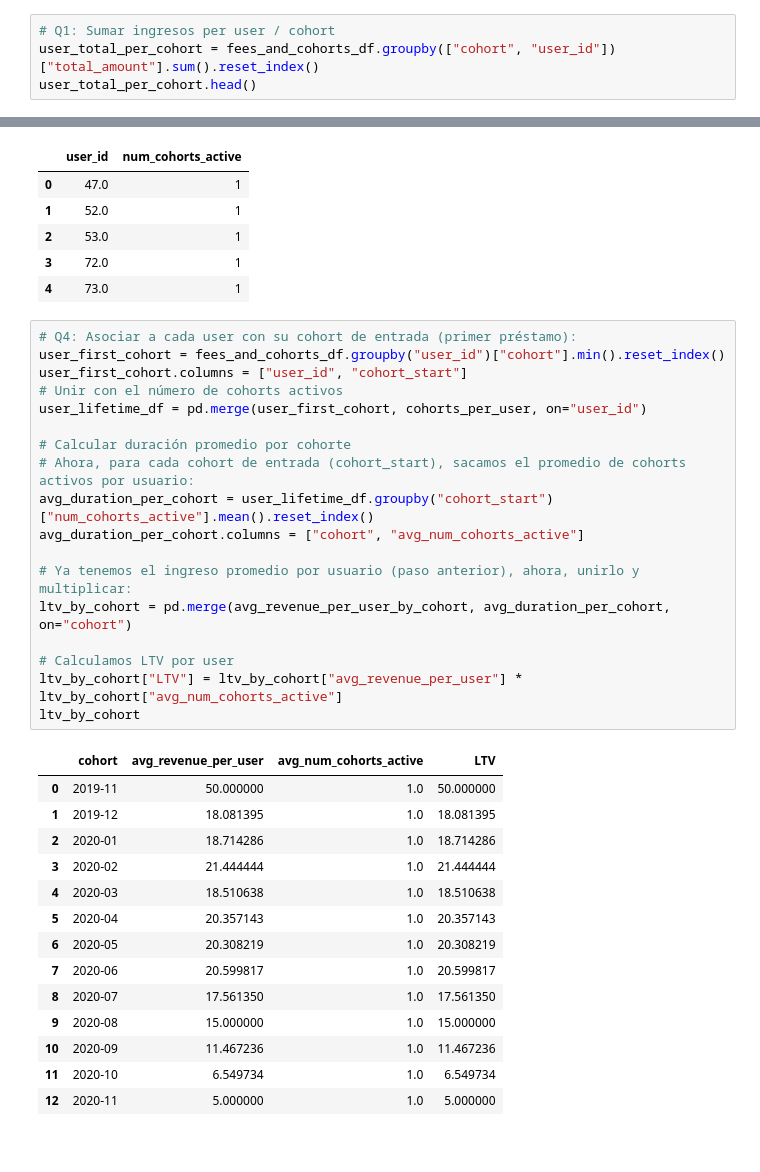
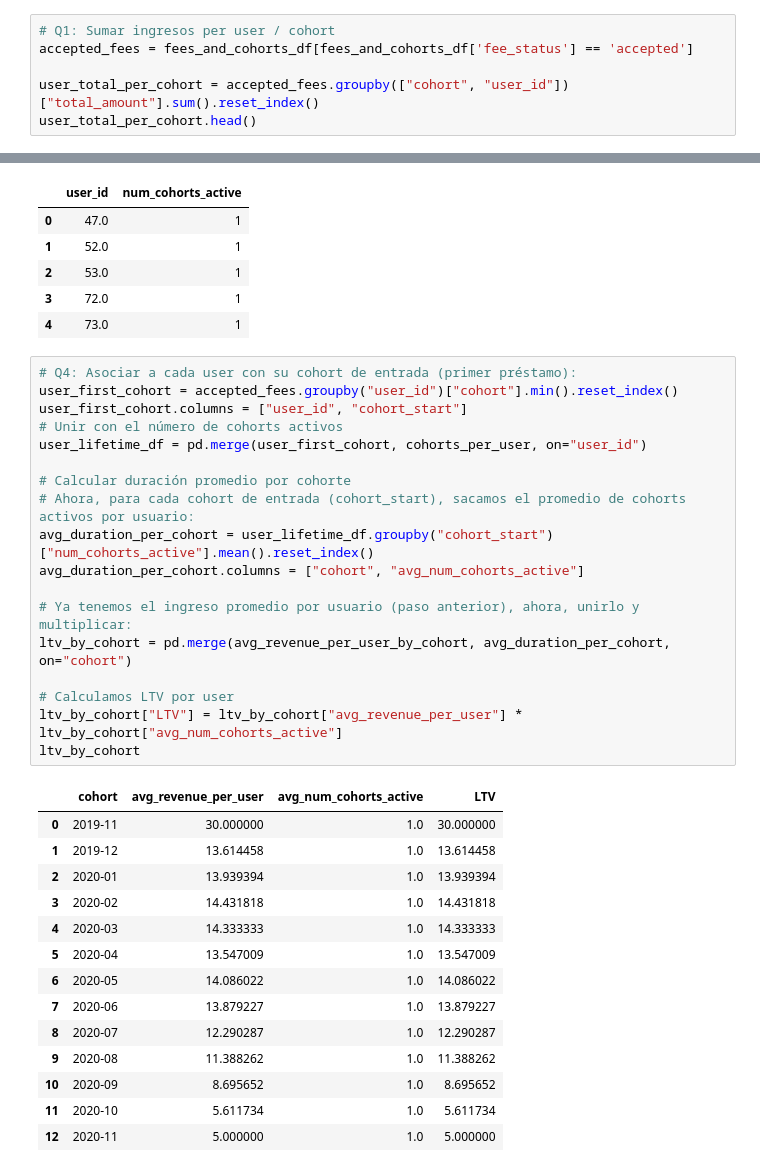
Before and after one commit to jorgeberrizbeitia/project-ironhack-payments-en, a Jupyter notebook: 6.metric-4-user-lifetime-value.ipynb, the cells around one changed output, grey strips where cells are left out. Drawn from its saved outputs; the diff is of its cells as text.

```diff
--- a/6.metric-4-user-lifetime-value.ipynb
+++ b/6.metric-4-user-lifetime-value.ipynb
@@ -28,7 +36,9 @@ print("✅ done!")
 # Los gráficos representarán el LTV promedio por usuario de cada cohorte.
 # %%
 # Q1: Sumar ingresos per user / cohort
-user_total_per_cohort = fees_and_cohorts_df.groupby(["cohort", "user_id"])["total_amount"].sum().reset_index()
+accepted_fees = fees_and_cohorts_df[fees_and_cohorts_df['fee_status'] == 'accepted']
+
+user_total_per_cohort = accepted_fees.groupby(["cohort", "user_id"])["total_amount"].sum().reset_index()
 user_total_per_cohort.head()
 # %% [output]
 |  | cohort | user_id | total_amount |
@@ -99,36 +109,36 @@ cohorts_per_user.head()
 | 4 | 73.0 | 1 |
 # %%
 # Q4: Asociar a cada user con su cohort de entrada (primer préstamo):
-user_first_cohort = fees_and_cohorts_df.groupby("user_id")["cohort"].min().reset_index()
+user_first_cohort = accepted_fees.groupby("user_id")["cohort"].min().reset_index()
 user_first_cohort.columns = ["user_id", "cohort_start"]
 # Unir con el número de cohorts activos
 user_lifetime_df = pd.merge(user_first_cohort, cohorts_per_user, on="user_id")
 
 # Calcular duración promedio por cohorte
 # Ahora, para cada cohort de entrada (cohort_start), sacamos el promedio de cohorts activos por usuario:
 avg_duration_per_cohort = user_lifetime_df.groupby("cohort_start")["num_cohorts_active"].mean().reset_index()
 avg_duration_per_cohort.columns = ["cohort", "avg_num_cohorts_active"]
 
 # Ya tenemos el ingreso promedio por usuario (paso anterior), ahora, unirlo y multiplicar:
 ltv_by_cohort = pd.merge(avg_revenue_per_user_by_cohort, avg_duration_per_cohort, on="cohort")
 
 # Calculamos LTV por user
 ltv_by_cohort["LTV"] = ltv_by_cohort["avg_revenue_per_user"] * ltv_by_cohort["avg_num_cohorts_active"]
 ltv_by_cohort
 # %% [output]
 |  | cohort | avg_revenue_per_user | avg_num_cohorts_active | LTV |
-| 0 | 2019-11 | 50.000000 | 1.0 | 50.000000 |
-| 1 | 2019-12 | 18.081395 | 1.0 | 18.081395 |
-| 2 | 2020-01 | 18.714286 | 1.0 | 18.714286 |
-| 3 | 2020-02 | 21.444444 | 1.0 | 21.444444 |
-| 4 | 2020-03 | 18.510638 | 1.0 | 18.510638 |
-| 5 | 2020-04 | 20.357143 | 1.0 | 20.357143 |
-| 6 | 2020-05 | 20.308219 | 1.0 | 20.308219 |
-| 7 | 2020-06 | 20.599817 | 1.0 | 20.599817 |
-| 8 | 2020-07 | 17.561350 | 1.0 | 17.561350 |
-| 9 | 2020-08 | 15.000000 | 1.0 | 15.000000 |
-| 10 | 2020-09 | 11.467236 | 1.0 | 11.467236 |
-| 11 | 2020-10 | 6.549734 | 1.0 | 6.549734 |
+| 0 | 2019-11 | 30.000000 | 1.0 | 30.000000 |
+| 1 | 2019-12 | 13.614458 | 1.0 | 13.614458 |
+| 2 | 2020-01 | 13.939394 | 1.0 | 13.939394 |
+| 3 | 2020-02 | 14.431818 | 1.0 | 14.431818 |
+| 4 | 2020-03 | 14.333333 | 1.0 | 14.333333 |
+| 5 | 2020-04 | 13.547009 | 1.0 | 13.547009 |
+| 6 | 2020-05 | 14.086022 | 1.0 | 14.086022 |
+| 7 | 2020-06 | 13.879227 | 1.0 | 13.879227 |
+| 8 | 2020-07 | 12.290287 | 1.0 | 12.290287 |
+| 9 | 2020-08 | 11.388262 | 1.0 | 11.388262 |
+| 10 | 2020-09 | 8.695652 | 1.0 | 8.695652 |
+| 11 | 2020-10 | 5.611734 | 1.0 | 5.611734 |
 | 12 | 2020-11 | 5.000000 | 1.0 | 5.000000 |
 # %%
 # Q4: Plotting
```
Also changed, not shown: parts of 10 cells of this notebook.
